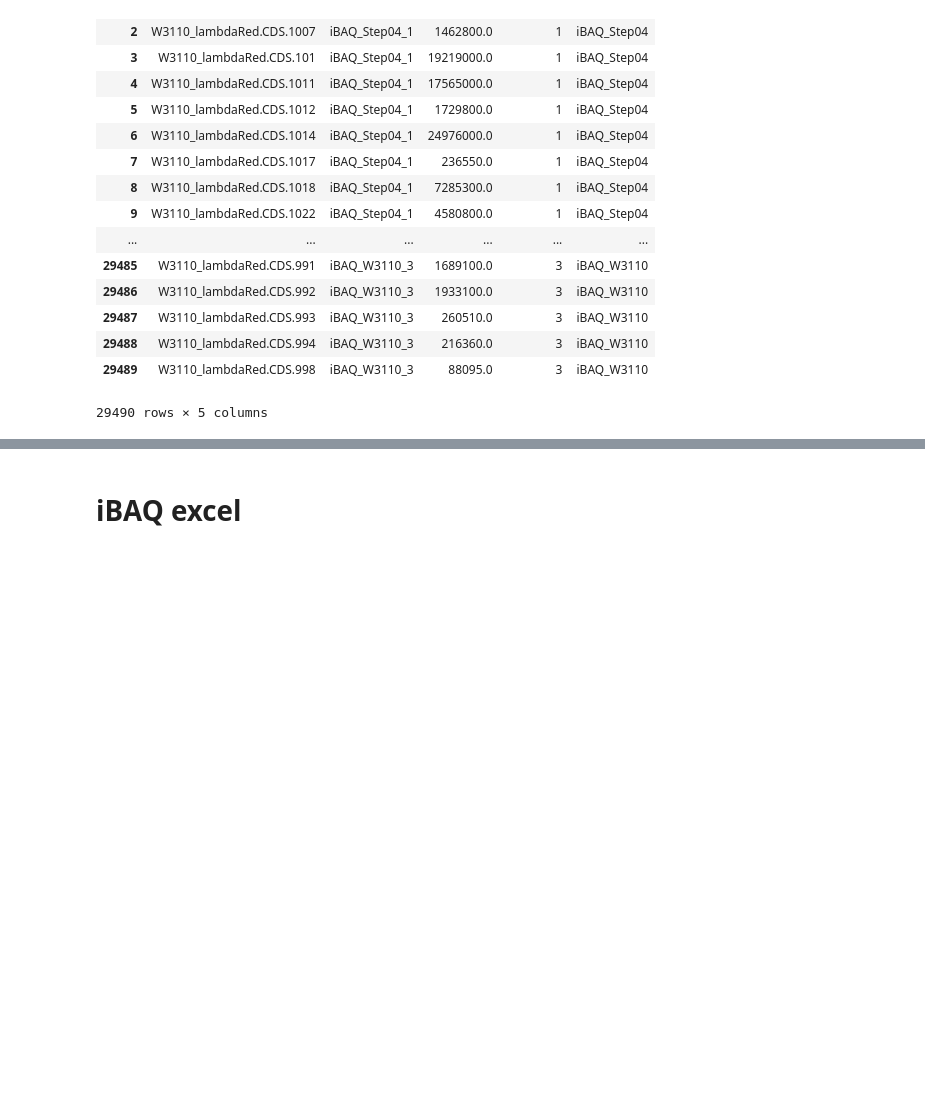
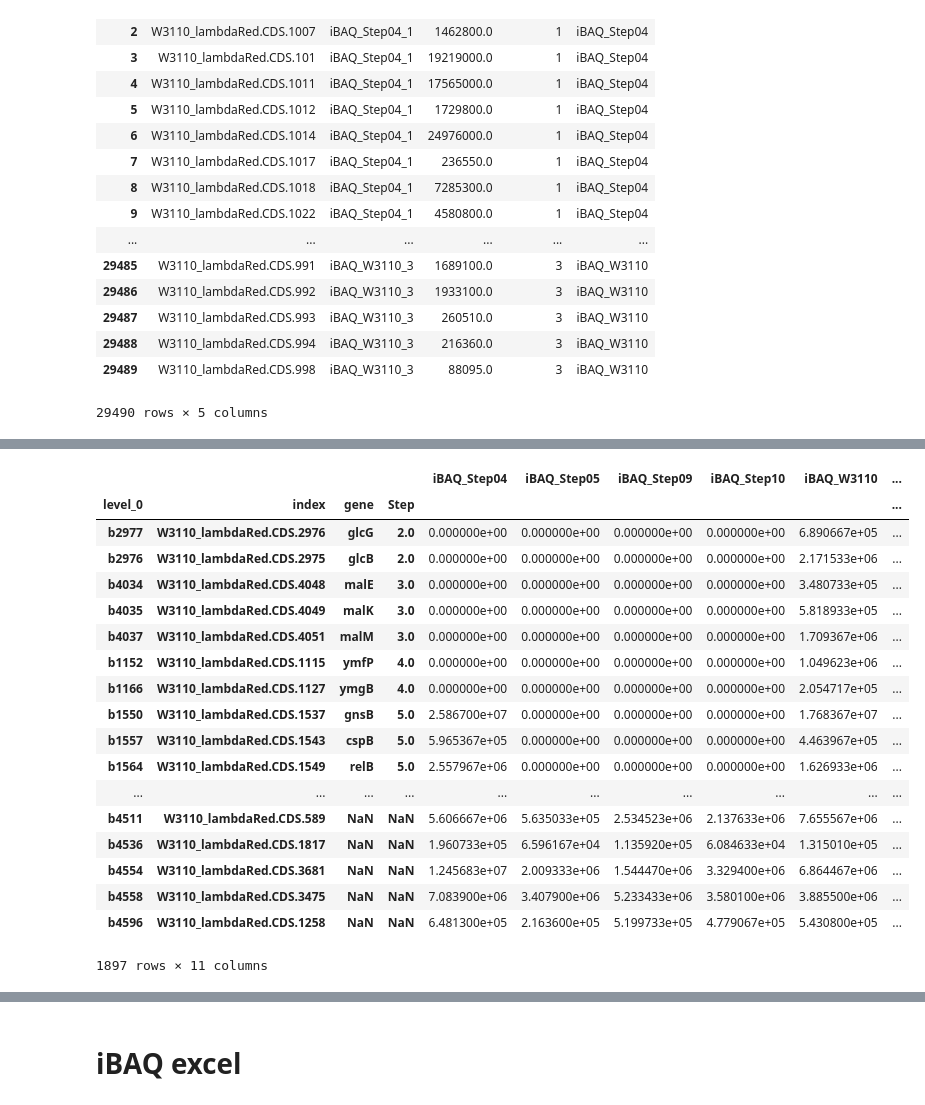
Before and after one commit to djinnome/MaxMass, a Jupyter notebook: src/CCO/CCO iBAQ.ipynb, the cells around one changed output, grey strips where cells are left out. Cells and saved outputs as stored; diff of their text form; code cells hidden in the pictures; blank space fills up the shorter version.

```diff
--- a/src/CCO/CCO iBAQ.ipynb
+++ b/src/CCO/CCO iBAQ.ipynb
@@ -220,0 +148,41 @@ mol_pct
+# %%
+mean_ibaq = melted_ibaq.groupby( by=['protein_ID','Strain'])['iBAQ'].mean().unstack()
+std_ibaq  = melted_ibaq.groupby( by=['protein_ID','Strain'])['iBAQ'].std().unstack()
+blattner_mean_ibaq = mean_ibaq.join(K12toW3110.set_index('E_coli_W3110')['Blattner']).reset_index().dropna().set_index('Blattner')
+blattner_mean_ibaq_steps = blattner_mean_ibaq.join(ecoli_ko)
+for i in [5,10]:
+    blattner_mean_ibaq_steps['Step{:02d}_predicted_from_Step{:02d}'.format(i,i-1)] = blattner_mean_ibaq_steps['iBAQ_Step{:02d}'.format(i-1)]
+    blattner_mean_ibaq_steps['Step{:02d}_predicted_from_WT'.format(i)] = blattner_mean_ibaq_steps['iBAQ_W3110']
+    blattner_mean_ibaq_steps['Step{:02d}_predicted_from_WT'.format(i-1)] = blattner_mean_ibaq_steps['iBAQ_W3110']
+    idx = blattner_mean_ibaq_steps[blattner_mean_ibaq_steps['Step'] <= i].index
+    blattner_mean_ibaq_steps.loc[idx,'Step{:02d}_predicted_from_Step{:02d}'.format(i,i-1)] = 0
+    blattner_mean_ibaq_steps.loc[idx,'Step{:02d}_predicted_from_WT'.format(i)] = 0
+    blattner_mean_ibaq_steps.loc[idx,'iBAQ_Step{:02d}'.format(i)] = 0
+    idx2 = blattner_mean_ibaq_steps[blattner_mean_ibaq_steps['Step'] <= (i-1)].index
+    blattner_mean_ibaq_steps.loc[idx2,'Step{:02d}_predicted_from_WT'.format(i-1)] = 0
+    blattner_mean_ibaq_steps.loc[idx2,'iBAQ_Step{:02d}'.format(i-1)] = 0
+
+#blattner_mean_ibaq_steps[blattner_mean_ibaq_steps['Predicted_iBAQ_Step04'] = blattner_mean_ibaq_steps[]
+sorted_mean_ibaq_steps = blattner_mean_ibaq_steps.sort_values(by=['Step']).reset_index().set_index(['level_0','index','gene', 'Step','E_coli_W3110'])
+sorted_mean_ibaq_steps.index = sorted_mean_ibaq_steps.index.droplevel(-1)
+sorted_mean_ibaq_steps
+# %% [output]
+|  |  |  |  | iBAQ_Step04 | iBAQ_Step05 | iBAQ_Step09 | iBAQ_Step10 | iBAQ_W3110 | ... |
+| level_0 | index | gene | Step |  |  |  |  |  | ... |
+| b2977 | W3110_lambdaRed.CDS.2976 | glcG | 2.0 | 0.000000e+00 | 0.000000e+00 | 0.000000e+00 | 0.000000e+00 | 6.890667e+05 | ... |
+| b2976 | W3110_lambdaRed.CDS.2975 | glcB | 2.0 | 0.000000e+00 | 0.000000e+00 | 0.000000e+00 | 0.000000e+00 | 2.171533e+06 | ... |
+| b4034 | W3110_lambdaRed.CDS.4048 | malE | 3.0 | 0.000000e+00 | 0.000000e+00 | 0.000000e+00 | 0.000000e+00 | 3.480733e+05 | ... |
+| b4035 | W3110_lambdaRed.CDS.4049 | malK | 3.0 | 0.000000e+00 | 0.000000e+00 | 0.000000e+00 | 0.000000e+00 | 5.818933e+05 | ... |
+| b4037 | W3110_lambdaRed.CDS.4051 | malM | 3.0 | 0.000000e+00 | 0.000000e+00 | 0.000000e+00 | 0.000000e+00 | 1.709367e+06 | ... |
+| b1152 | W3110_lambdaRed.CDS.1115 | ymfP | 4.0 | 0.000000e+00 | 0.000000e+00 | 0.000000e+00 | 0.000000e+00 | 1.049623e+06 | ... |
+| b1166 | W3110_lambdaRed.CDS.1127 | ymgB | 4.0 | 0.000000e+00 | 0.000000e+00 | 0.000000e+00 | 0.000000e+00 | 2.054717e+05 | ... |
+| b1550 | W3110_lambdaRed.CDS.1537 | gnsB | 5.0 | 2.586700e+07 | 0.000000e+00 | 0.000000e+00 | 0.000000e+00 | 1.768367e+07 | ... |
+| b1557 | W3110_lambdaRed.CDS.1543 | cspB | 5.0 | 5.965367e+05 | 0.000000e+00 | 0.000000e+00 | 0.000000e+00 | 4.463967e+05 | ... |
+| b1564 | W3110_lambdaRed.CDS.1549 | relB | 5.0 | 2.557967e+06 | 0.000000e+00 | 0.000000e+00 | 0.000000e+00 | 1.626933e+06 | ... |
+| ... | ... | ... | ... | ... | ... | ... | ... | ... | ... |
+| b4511 | W3110_lambdaRed.CDS.589 | NaN | NaN | 5.606667e+06 | 5.635033e+05 | 2.534523e+06 | 2.137633e+06 | 7.655567e+06 | ... |
+| b4536 | W3110_lambdaRed.CDS.1817 | NaN | NaN | 1.960733e+05 | 6.596167e+04 | 1.135920e+05 | 6.084633e+04 | 1.315010e+05 | ... |
+| b4554 | W3110_lambdaRed.CDS.3681 | NaN | NaN | 1.245683e+07 | 2.009333e+06 | 1.544470e+06 | 3.329400e+06 | 6.864467e+06 | ... |
+| b4558 | W3110_lambdaRed.CDS.3475 | NaN | NaN | 7.083900e+06 | 3.407900e+06 | 5.233433e+06 | 3.580100e+06 | 3.885500e+06 | ... |
+| b4596 | W3110_lambdaRed.CDS.1258 | NaN | NaN | 6.481300e+05 | 2.163600e+05 | 5.199733e+05 | 4.779067e+05 | 5.430800e+05 | ... |
+1897 rows × 11 columns
```
Also changed, not shown: parts of 13 cells of this notebook, 1 other file.
